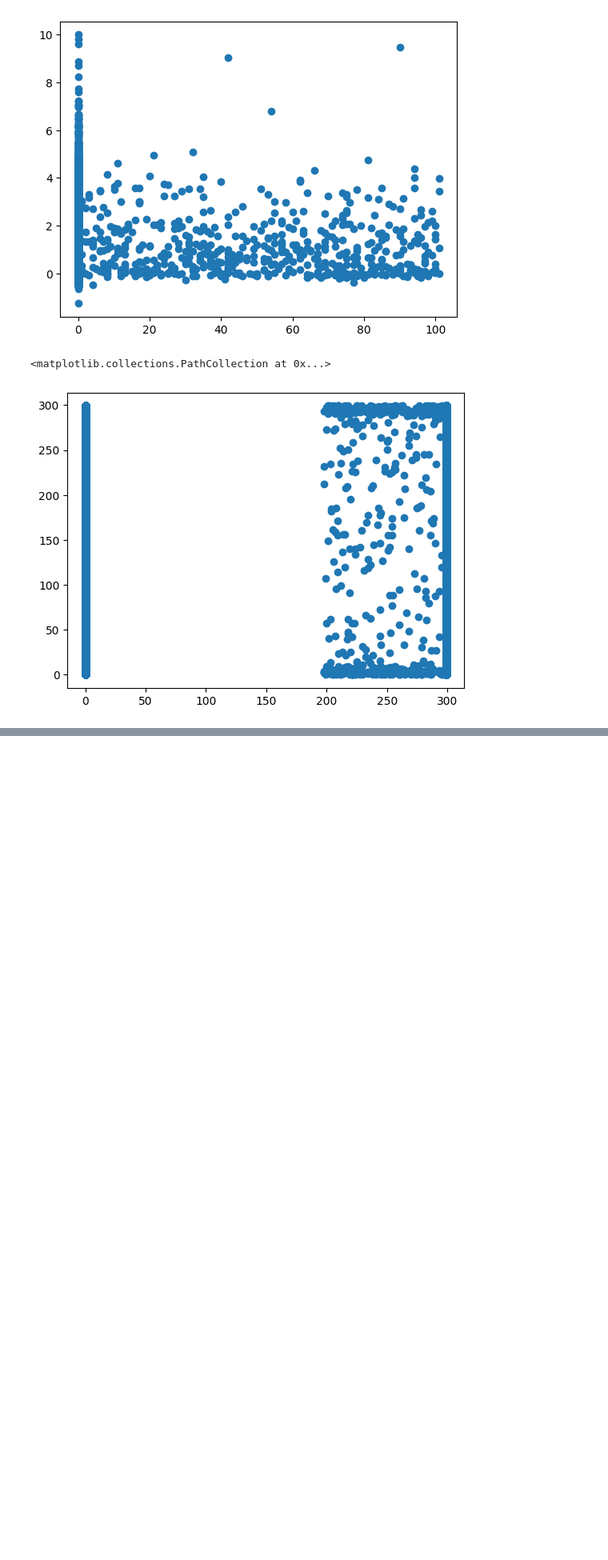
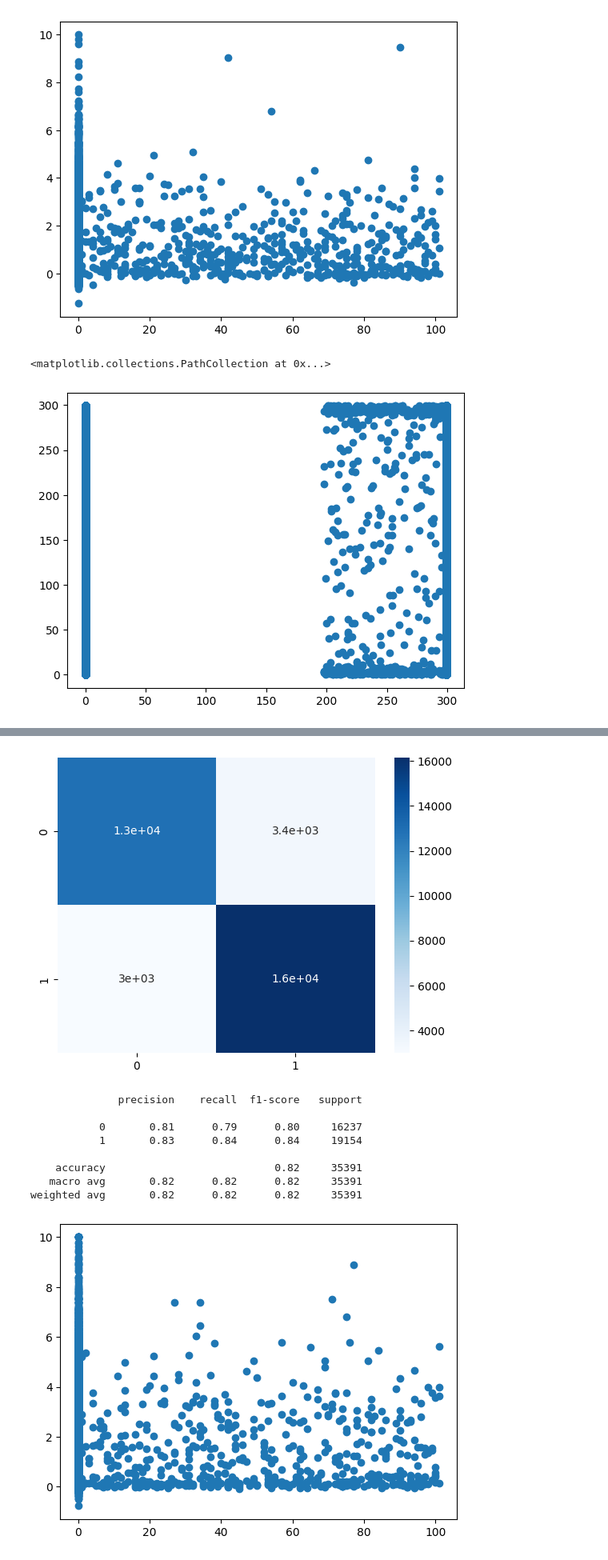
Before and after one commit to InnerShadow/PGAM, a Jupyter notebook: PGAM.ipynb, the cells around one changed output, grey strips where cells are left out. Shown at 80% size. Saved outputs shown, nothing was run; the diff lists cells and outputs as text; code cells hidden in the pictures; blank space fills up the shorter version.

```diff
--- a/PGAM.ipynb
+++ b/PGAM.ipynb
@@ -757,0 +836,15 @@ plt.scatter(y_test_end, predictions[2], cmap = 'viridis')
+# %%
+predictions = model.predict([X_test_seq1, X_test_seq2, X_test])
+sns.heatmap(confusion_matrix(np.argmax(y_test, axis = 1), np.argmax(predictions[0], axis = 1)), annot = True, cmap = 'Blues')
+plt.show()
+print(classification_report(np.argmax(y_test, axis = 1), np.argmax(predictions[0], axis = 1)))
+
+predictions[1] = np.minimum(predictions[1], 10)
+plt.scatter(y_test_start, predictions[1], cmap = 'viridis')
+plt.show()
+
+predictions[2] = np.minimum(predictions[2], 299)
+predictions[2] = np.maximum(predictions[2], 0)
+plt.scatter(y_test_end, predictions[2], cmap = 'viridis')
+plt.show()
+# %% [output]
@@ -757,0 +852,10 @@ plt.scatter(y_test_end, predictions[2], cmap = 'viridis')
+[figure, added]
+              precision    recall  f1-score   support
+
+           0       0.81      0.79      0.80     16237
+           1       0.83      0.84      0.84     19154
+
+    accuracy                           0.82     35391
+   macro avg       0.82      0.82      0.82     35391
+weighted avg       0.82      0.82      0.82     35391
+[figure, added]
```
Also changed, not shown: parts of 12 cells of this notebook.
